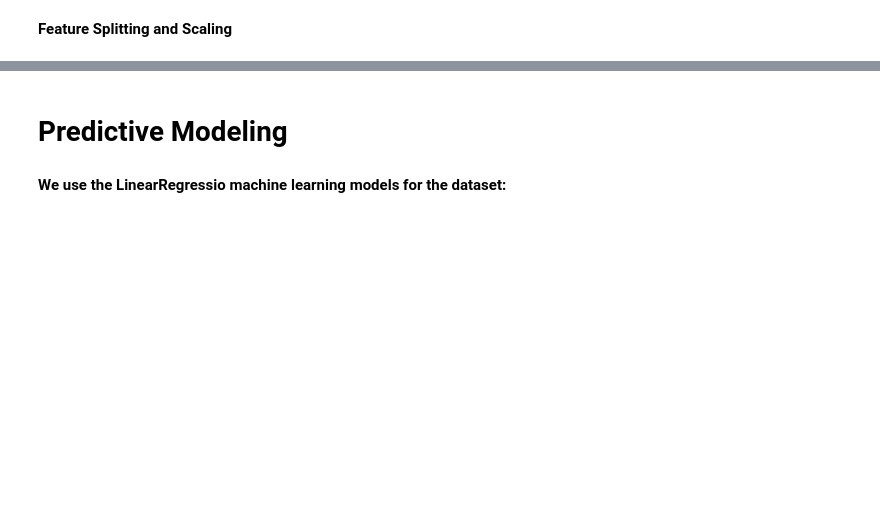
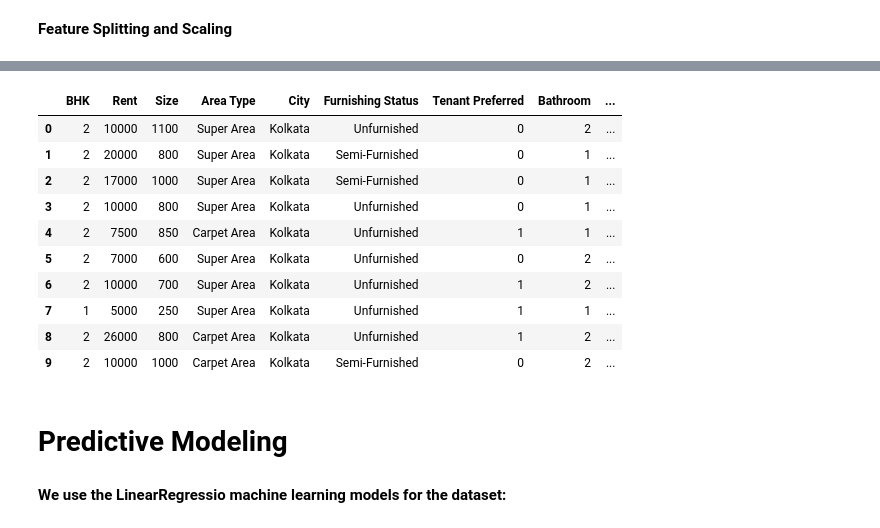
Before and after one commit to chandru1003/Kaggle, a Jupyter notebook: house-rent-prediction.ipynb, the cells around one changed output, grey strips where cells are left out. Drawn from its saved outputs; the diff is of its cells as text; code cells hidden in the pictures; blank space fills up the shorter version.

```diff
--- a/house-rent-prediction.ipynb
+++ b/house-rent-prediction.ipynb
@@ -213,6 +337,20 @@ X = columntrans.fit_transform(X)
 test_x = columntrans.transform(test_x)
 y = y.values
 test_y = test_y.values
+# %%
+data.head(10)
+# %% [output]
+|  | BHK | Rent | Size | Area Type | City | Furnishing Status | Tenant Preferred | Bathroom | ... |
+| 0 | 2 | 10000 | 1100 | Super Area | Kolkata | Unfurnished | 0 | 2 | ... |
+| 1 | 2 | 20000 | 800 | Super Area | Kolkata | Semi-Furnished | 0 | 1 | ... |
+| 2 | 2 | 17000 | 1000 | Super Area | Kolkata | Semi-Furnished | 0 | 1 | ... |
+| 3 | 2 | 10000 | 800 | Super Area | Kolkata | Unfurnished | 0 | 1 | ... |
+| 4 | 2 | 7500 | 850 | Carpet Area | Kolkata | Unfurnished | 1 | 1 | ... |
+| 5 | 2 | 7000 | 600 | Super Area | Kolkata | Unfurnished | 0 | 2 | ... |
+| 6 | 2 | 10000 | 700 | Super Area | Kolkata | Unfurnished | 1 | 2 | ... |
+| 7 | 1 | 5000 | 250 | Super Area | Kolkata | Unfurnished | 1 | 1 | ... |
+| 8 | 2 | 26000 | 800 | Carpet Area | Kolkata | Unfurnished | 1 | 2 | ... |
+| 9 | 2 | 10000 | 1000 | Carpet Area | Kolkata | Semi-Furnished | 0 | 2 | ... |
 # %% [markdown]
 # Predictive Modeling
 # %% [markdown]
```
Also changed, not shown: parts of 26 cells of this notebook.
